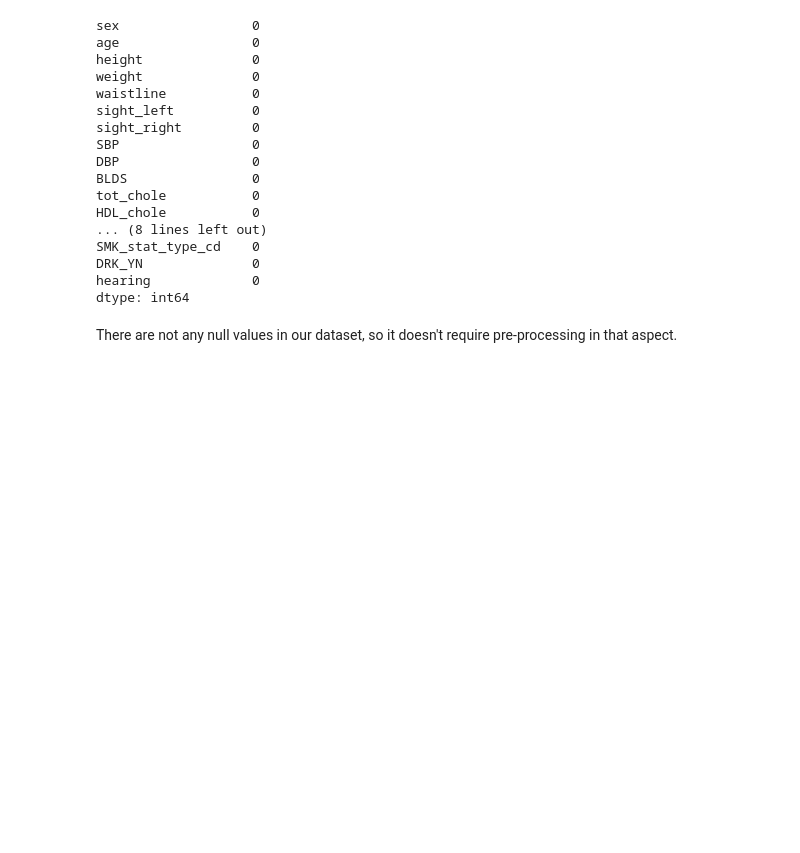
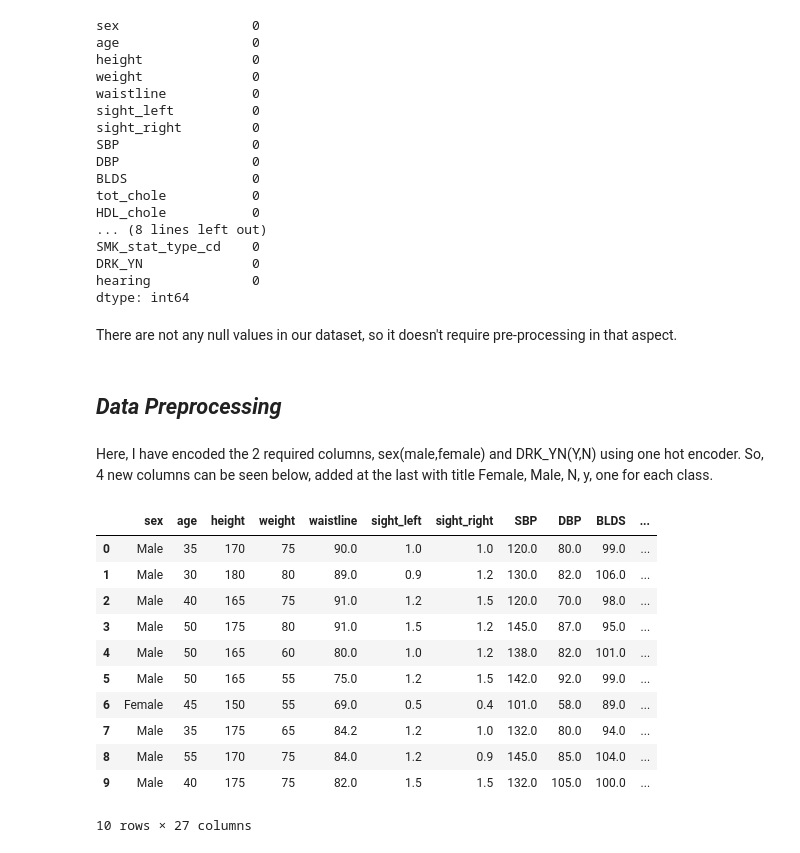
Before and after one commit to NancyPatel11/Data-Mining-Course-Project-2, a Jupyter notebook: Hearing.ipynb, the cells around one changed output. Cells and saved outputs as stored; diff of their text form; code cells hidden in the pictures; blank space fills up the shorter version.

```diff
--- a/Hearing.ipynb
+++ b/Hearing.ipynb
@@ -227,3 +231,6 @@ hearing             0
 dtype: int64
 # %% [markdown]
 There are not any null values in our dataset, so it doesn't require pre-processing in that aspect.
+# %% [markdown]
+***Data Preprocessing***
+---
@@ -229,0 +245,17 @@ There are not any null values in our dataset, so it doesn't require pre-processi
+# %% [markdown]
+Here, I have encoded the 2 required columns, sex(male,female) and DRK_YN(Y,N) using one hot encoder. So, 4 new columns can be seen below, added at the last with title Female, Male, N, y, one for each class.
+# %%
+df.head(10)
+# %% [output]
+|  | sex | age | height | weight | waistline | sight_left | sight_right | SBP | DBP | BLDS | ... |
+| 0 | Male | 35 | 170 | 75 | 90.0 | 1.0 | 1.0 | 120.0 | 80.0 | 99.0 | ... |
+| 1 | Male | 30 | 180 | 80 | 89.0 | 0.9 | 1.2 | 130.0 | 82.0 | 106.0 | ... |
+| 2 | Male | 40 | 165 | 75 | 91.0 | 1.2 | 1.5 | 120.0 | 70.0 | 98.0 | ... |
+| 3 | Male | 50 | 175 | 80 | 91.0 | 1.5 | 1.2 | 145.0 | 87.0 | 95.0 | ... |
+| 4 | Male | 50 | 165 | 60 | 80.0 | 1.0 | 1.2 | 138.0 | 82.0 | 101.0 | ... |
+| 5 | Male | 50 | 165 | 55 | 75.0 | 1.2 | 1.5 | 142.0 | 92.0 | 99.0 | ... |
+| 6 | Female | 45 | 150 | 55 | 69.0 | 0.5 | 0.4 | 101.0 | 58.0 | 89.0 | ... |
+| 7 | Male | 35 | 175 | 65 | 84.2 | 1.2 | 1.0 | 132.0 | 80.0 | 94.0 | ... |
+| 8 | Male | 55 | 170 | 75 | 84.0 | 1.2 | 0.9 | 145.0 | 85.0 | 104.0 | ... |
+| 9 | Male | 40 | 175 | 75 | 82.0 | 1.5 | 1.5 | 132.0 | 105.0 | 100.0 | ... |
+10 rows × 27 columns
```
Also changed, not shown: parts of 15 cells of this notebook.
